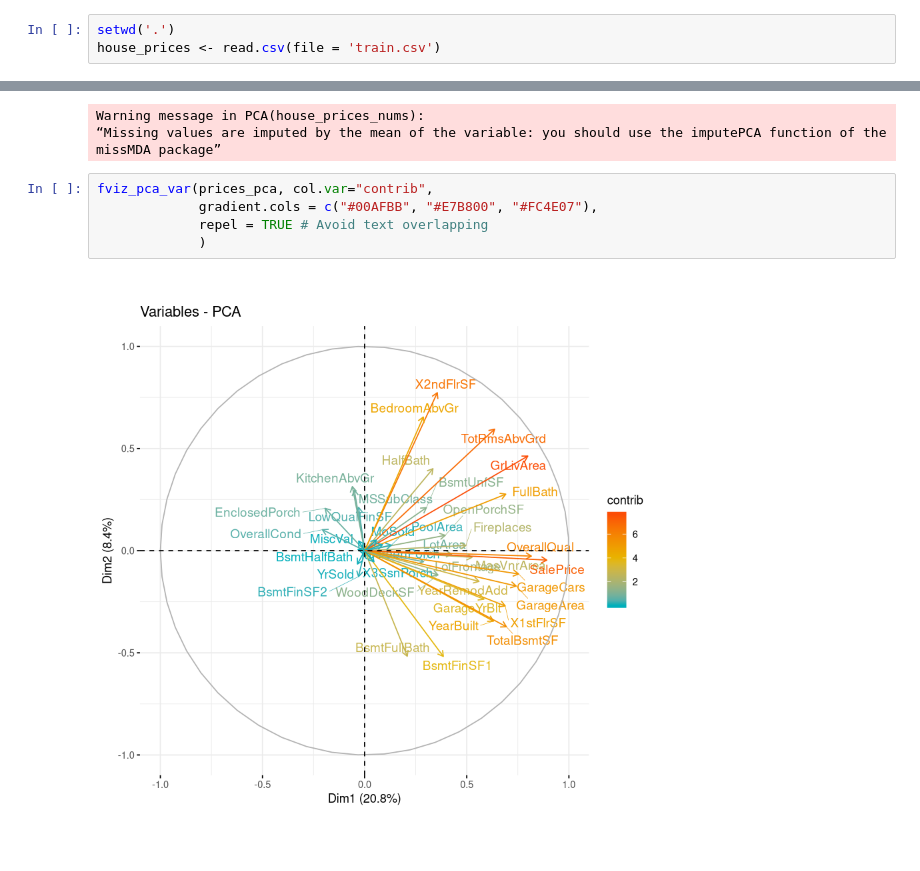
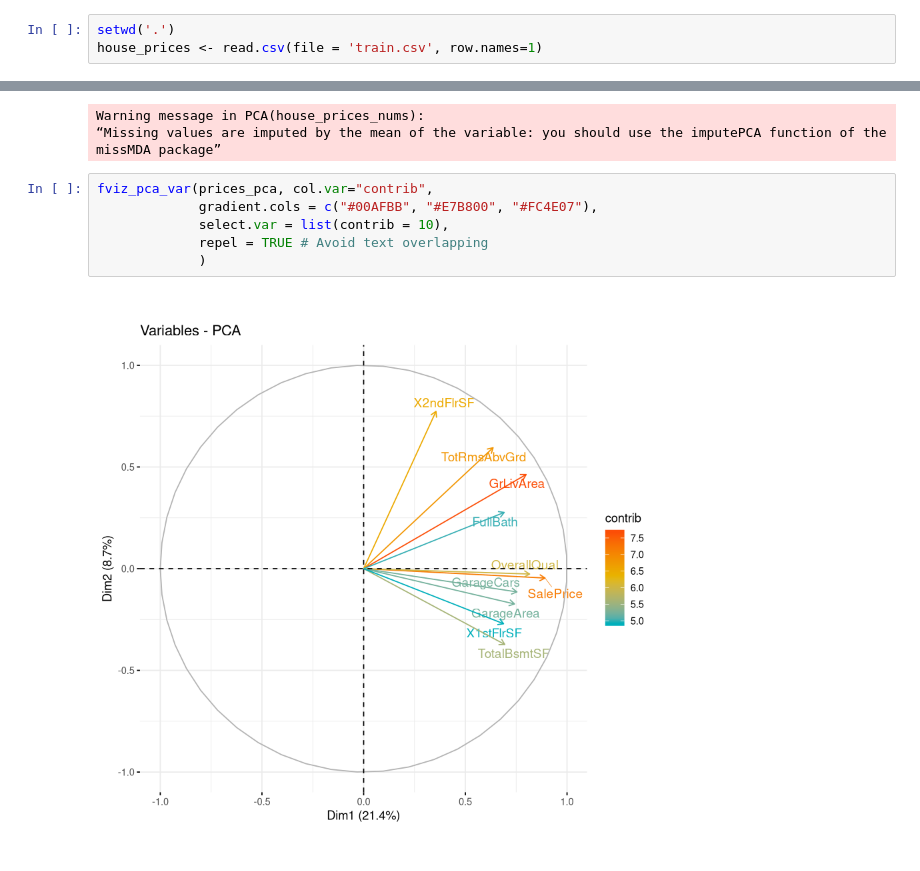
Before and after one commit to Simplon-IA-Bdx-1/house-prices-nicolasa-guillaume, a Jupyter notebook: House Prices Data exploration.ipynb, the cells around one changed output, grey strips where cells are left out. Cells and saved outputs as stored; diff of their text form.

```diff
--- a/House Prices Data exploration.ipynb
+++ b/House Prices Data exploration.ipynb
@@ -1,3 +1,3 @@
 # %%
 setwd('.')
-house_prices <- read.csv(file = 'train.csv')
+house_prices <- read.csv(file = 'train.csv', row.names=1)
@@ -76,7 +187,8 @@ Warning message in PCA(house_prices_nums):
 # %%
 fviz_pca_var(prices_pca, col.var="contrib",
              gradient.cols = c("#00AFBB", "#E7B800", "#FC4E07"),
+             select.var = list(contrib = 10),
              repel = TRUE # Avoid text overlapping
              )
 # %% [output]
-[figure, old version]
+[figure, new version]
```
Also changed, not shown: parts of 38 cells of this notebook, 2 other files.
